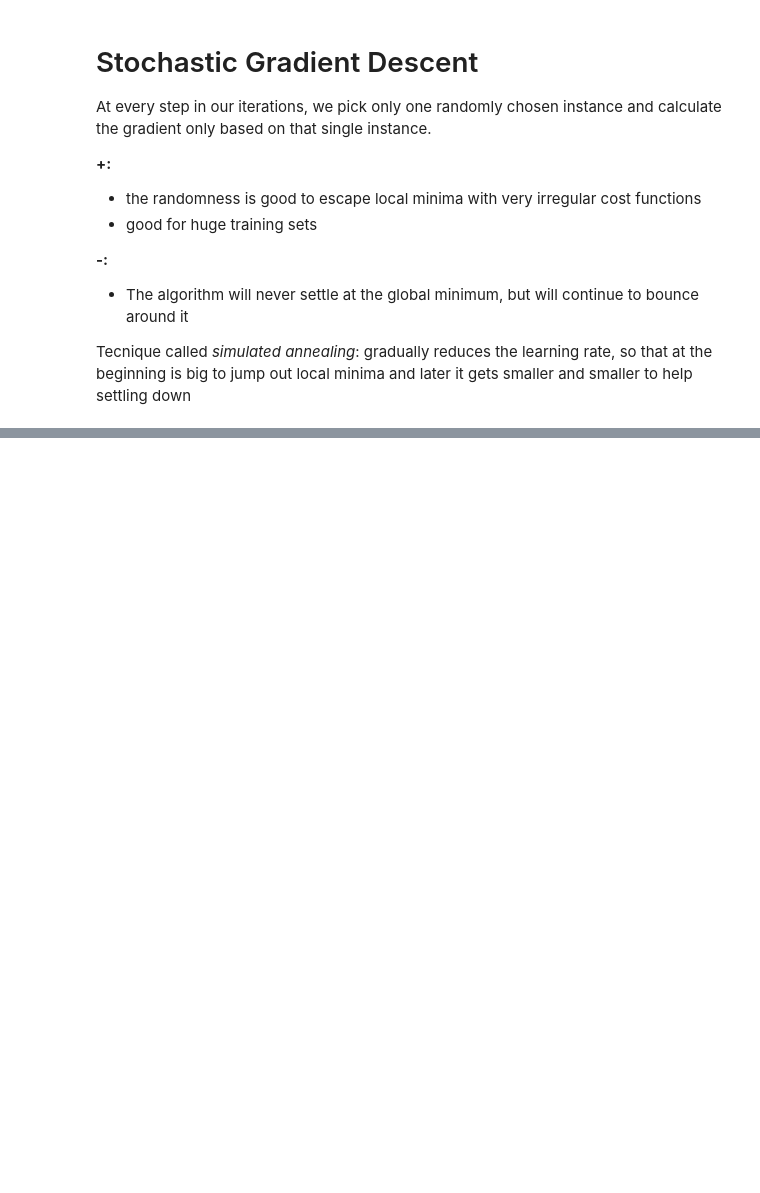
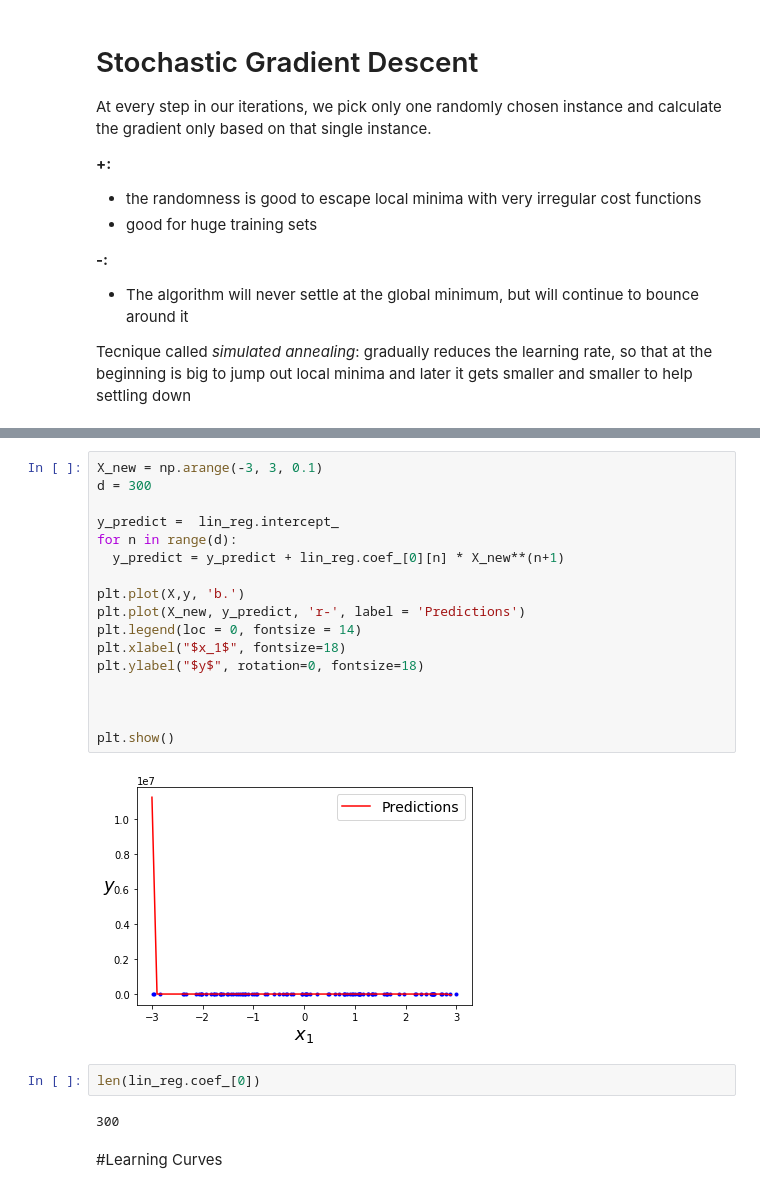
Before and after one commit to ChiaraAlba/Decision-Tree, a Jupyter notebook: practice.ipynb, the cells around one changed output, grey strips where cells are left out. Drawn from its saved outputs; the diff is of its cells as text; blank space fills up the shorter version.

```diff
--- a/practice.ipynb
+++ b/practice.ipynb
@@ -158,0 +269,25 @@ for epoch in range(11):
+# %%
+X_new = np.arange(-3, 3, 0.1)
+d = 300
+
+y_predict =  lin_reg.intercept_
+for n in range(d):
+  y_predict = y_predict + lin_reg.coef_[0][n] * X_new**(n+1)
+
+plt.plot(X,y, 'b.')
+plt.plot(X_new, y_predict, 'r-', label = 'Predictions')
+plt.legend(loc = 0, fontsize = 14)
+plt.xlabel("$x_1$", fontsize=18)
+plt.ylabel("$y$", rotation=0, fontsize=18)
+
+
+
+plt.show()
+# %% [output]
+[figure, added]
+# %%
+len(lin_reg.coef_[0])
+# %% [output]
+300
+# %% [markdown]
+#Learning Curves
```
Also changed, not shown: parts of 22 cells of this notebook.
